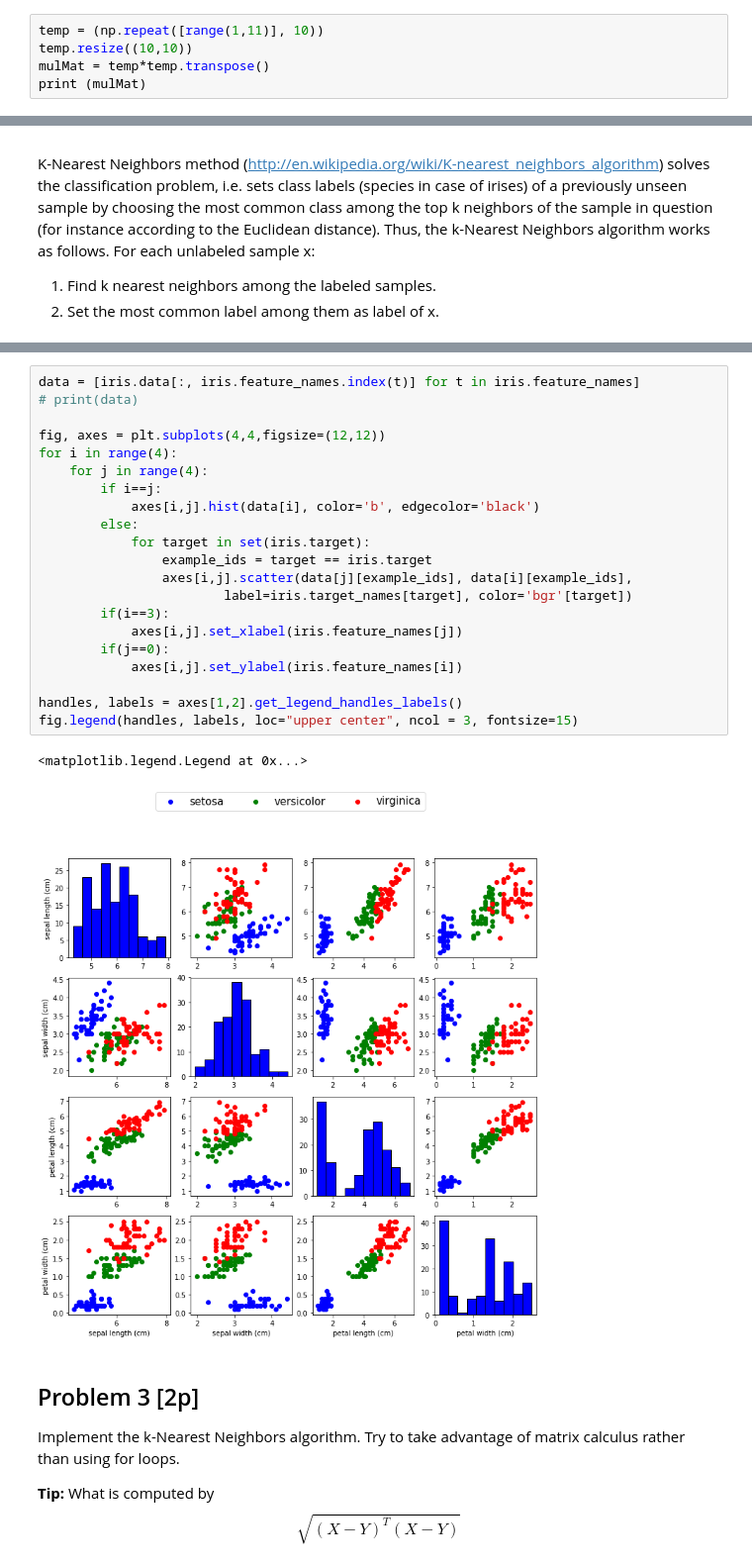
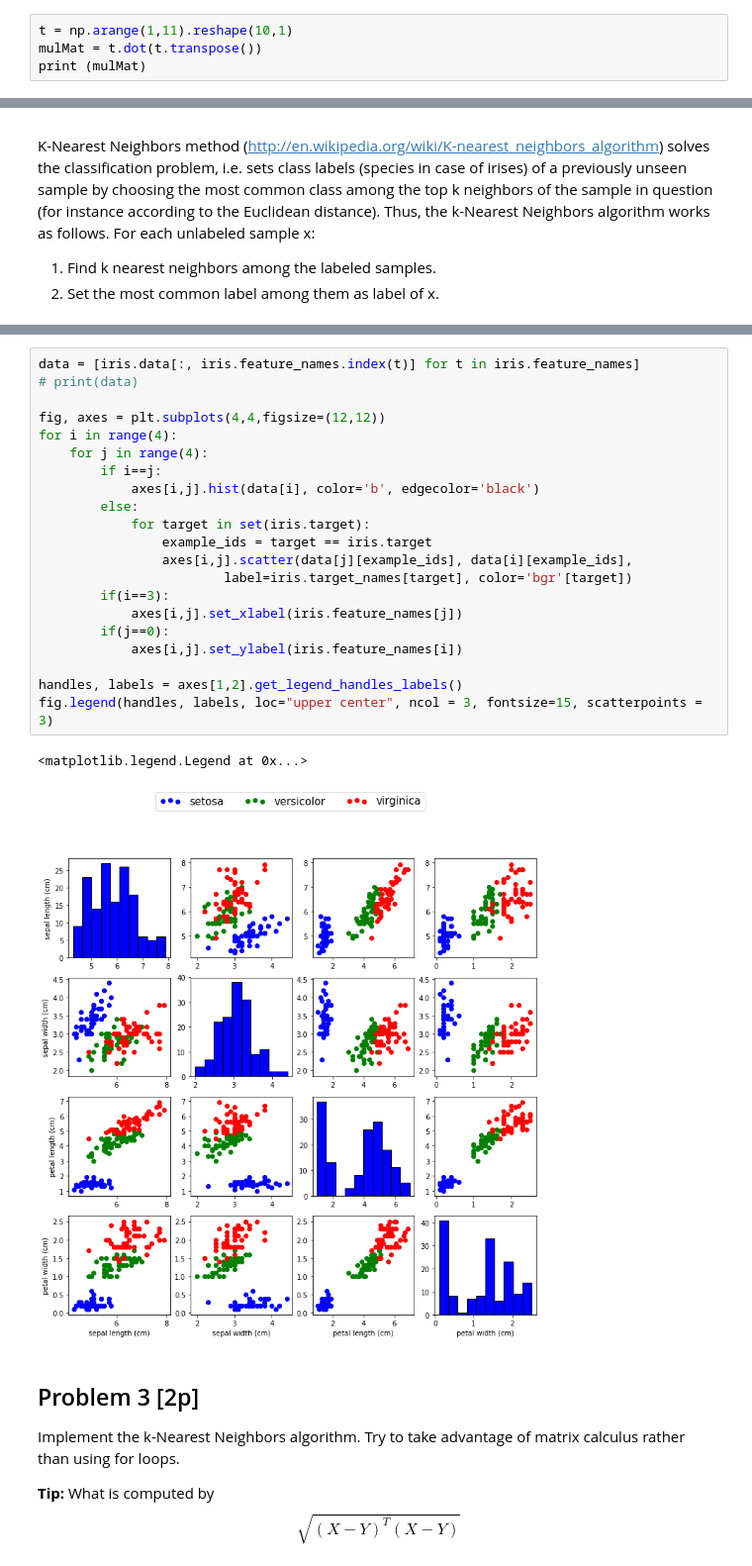
Before and after one commit to eilice/nn, a Jupyter notebook: assignment1/Assignment1.ipynb, the cells around one changed output, grey strips where cells are left out. Shown at 99% size. Drawn from its saved outputs; the diff is of its cells as text.

```diff
--- a/assignment1/Assignment1.ipynb
+++ b/assignment1/Assignment1.ipynb
@@ -149,9 +153,8 @@ print (fMat)
 # %% [markdown]
 ** d) Declare a multiplication table ** as a $10\times 10$ matrix `mulMat`. Use matrix/vector multiplication.
 # %%
-temp = (np.repeat([range(1,11)], 10))
-temp.resize((10,10))
-mulMat = temp*temp.transpose()
+t = np.arange(1,11).reshape(10,1)
+mulMat = t.dot(t.transpose())
 print (mulMat)
 # %% [output]
 [[  1   2   3   4   5   6   7   8   9  10]
@@ -286,27 +278,27 @@ K-Nearest Neighbors method (http://en.wikipedia.org/wiki/K-nearest_neighbors_alg
 # %%
 data = [iris.data[:, iris.feature_names.index(t)] for t in iris.feature_names]
 # print(data)
 
 fig, axes = plt.subplots(4,4,figsize=(12,12))
 for i in range(4):
     for j in range(4):
         if i==j:
             axes[i,j].hist(data[i], color='b', edgecolor='black')
         else:
             for target in set(iris.target):
                 example_ids = target == iris.target
                 axes[i,j].scatter(data[j][example_ids], data[i][example_ids],
                         label=iris.target_names[target], color='bgr'[target])
         if(i==3):
             axes[i,j].set_xlabel(iris.feature_names[j])
         if(j==0):
             axes[i,j].set_ylabel(iris.feature_names[i])
 
 handles, labels = axes[1,2].get_legend_handles_labels()
-fig.legend(handles, labels, loc="upper center", ncol = 3, fontsize=15)
+fig.legend(handles, labels, loc="upper center", ncol = 3, fontsize=15, scatterpoints = 3)
 # %% [output]
 <matplotlib.legend.Legend at 0x...>
-[figure, old version]
+[figure, new version]
 # %% [markdown]
 ## Problem 3 [2p]
 
```
Also changed, not shown: parts of 10 cells of this notebook.
